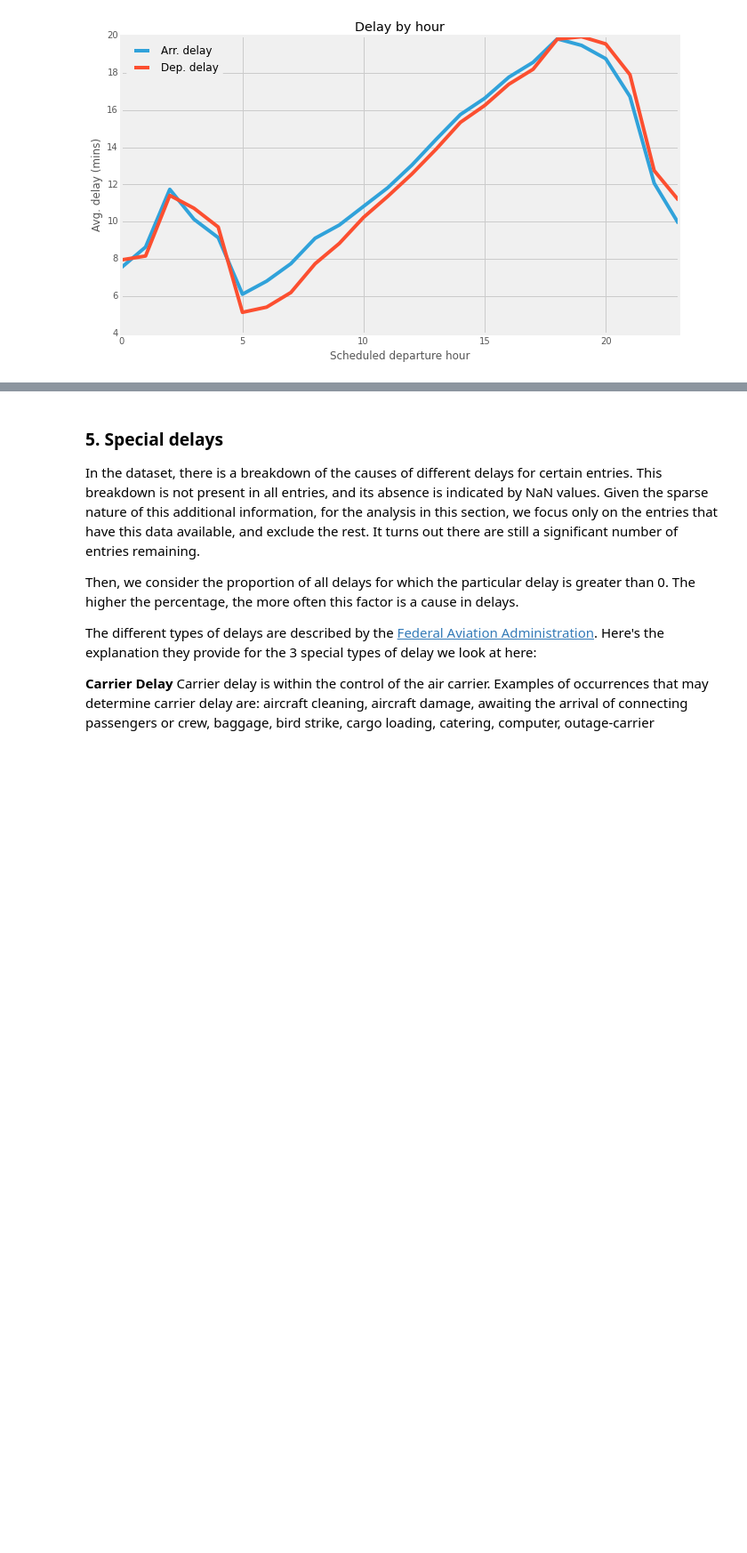
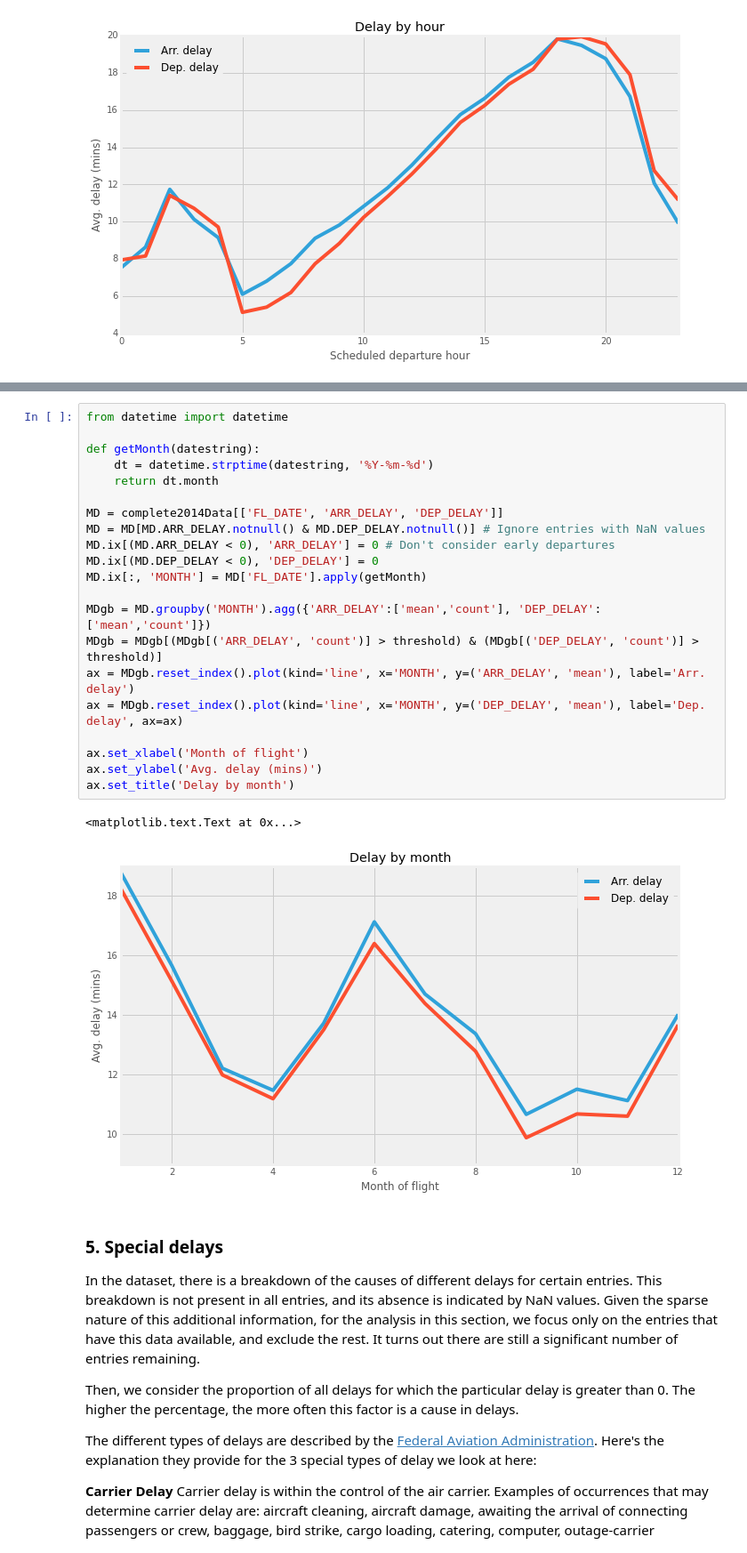
Before and after one commit to LeonhardFS/flightbbq, a Jupyter notebook: 03_DataExploration.ipynb, the cells around one changed output, grey strips where cells are left out. Shown at 89% size. Drawn from its saved outputs; the diff is of its cells as text; blank space fills up the shorter version.

Commit message:
Add plot for delay by month

```diff
--- a/03_DataExploration.ipynb
+++ b/03_DataExploration.ipynb
@@ -254,3 +264,27 @@ ax.set_title('Delay by hour')
+# %%
+from datetime import datetime
+
+def getMonth(datestring):
+    dt = datetime.strptime(datestring, '%Y-%m-%d')
+    return dt.month
+
+MD = complete2014Data[['FL_DATE', 'ARR_DELAY', 'DEP_DELAY']]
+MD = MD[MD.ARR_DELAY.notnull() & MD.DEP_DELAY.notnull()] # Ignore entries with NaN values
+MD.ix[(MD.ARR_DELAY < 0), 'ARR_DELAY'] = 0 # Don't consider early departures
+MD.ix[(MD.DEP_DELAY < 0), 'DEP_DELAY'] = 0
+MD.ix[:, 'MONTH'] = MD['FL_DATE'].apply(getMonth)
+
+MDgb = MD.groupby('MONTH').agg({'ARR_DELAY':['mean','count'], 'DEP_DELAY':['mean','count']})
+MDgb = MDgb[(MDgb[('ARR_DELAY', 'count')] > threshold) & (MDgb[('DEP_DELAY', 'count')] > threshold)]
+ax = MDgb.reset_index().plot(kind='line', x='MONTH', y=('ARR_DELAY', 'mean'), label='Arr. delay')
+ax = MDgb.reset_index().plot(kind='line', x='MONTH', y=('DEP_DELAY', 'mean'), label='Dep. delay', ax=ax)
+
+ax.set_xlabel('Month of flight')
+ax.set_ylabel('Avg. delay (mins)')
+ax.set_title('Delay by month')
+# %% [output]
+<matplotlib.text.Text at 0x...>
+[figure, added]
 # %% [markdown]
 ### 5. Special delays
 
```
Also changed, not shown: parts of 3 cells of this notebook.
